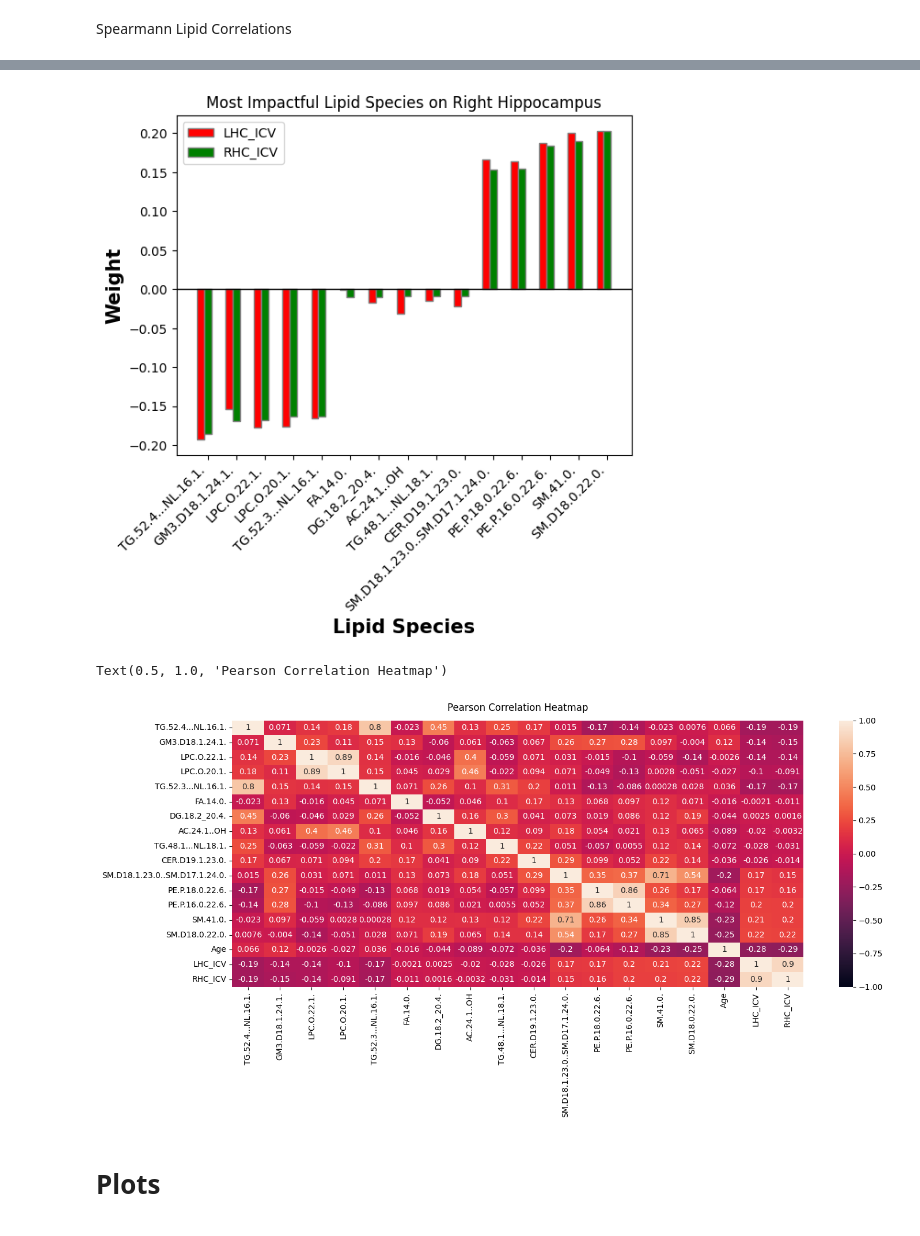
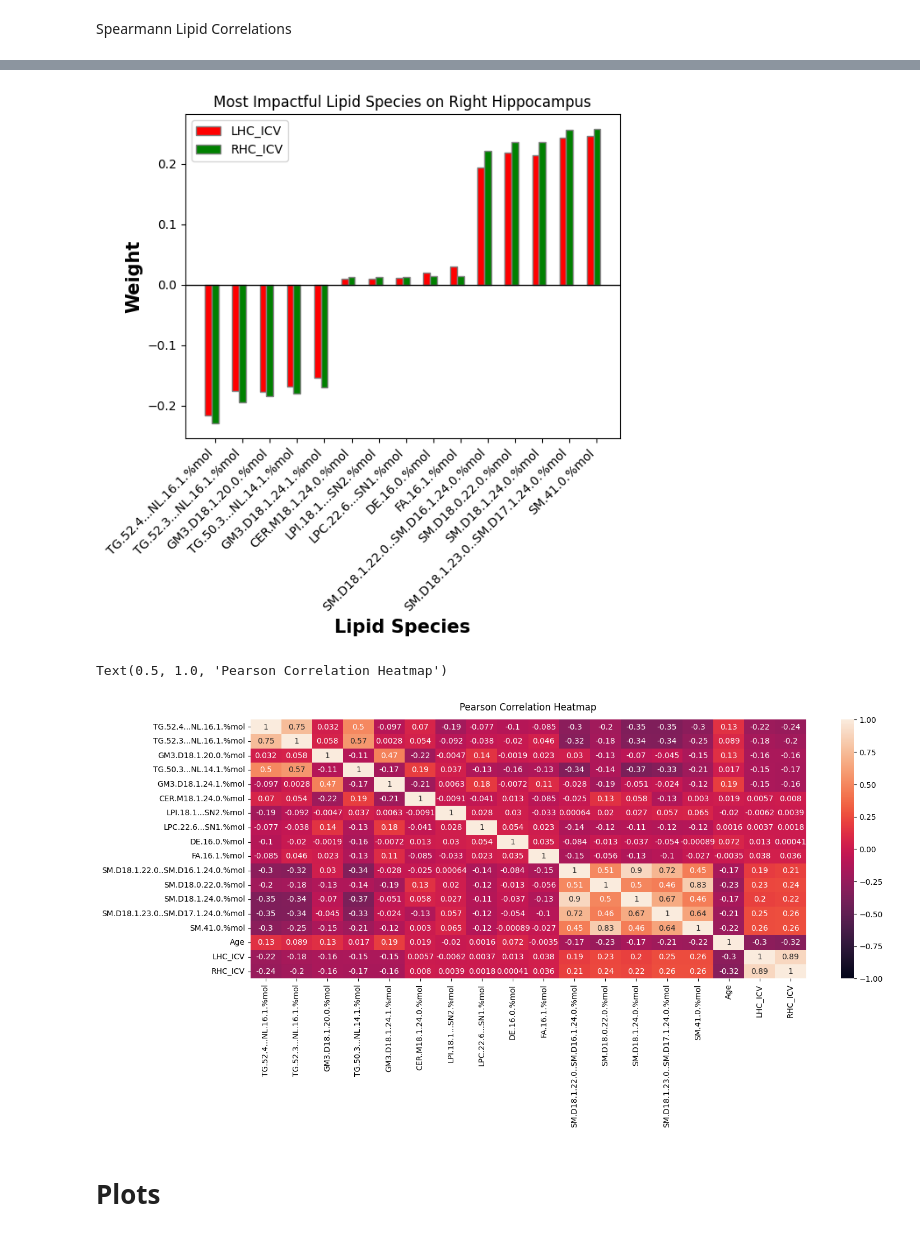
Before and after one commit to ciaranmcevoy07/Tese_Ciaran_McEvoy, a Jupyter notebook: Correlations.ipynb, the cells around one changed output, grey strips where cells are left out. Cells and saved outputs as stored; diff of their text form; code cells hidden in the pictures.

```diff
--- a/Correlations.ipynb
+++ b/Correlations.ipynb
@@ -38,14 +38,14 @@ from sklearn.pipeline import Pipeline
 from tabulate import tabulate
 from IPython.display import display, HTML
 # %%
-DATASET = 'Dataset3.0.csv'
+DATASET = 'DatasetPro4.0.csv'
 # %% [markdown]
 Pearson Lipid Correlations
 # %%
 dataset = pd.read_csv(DATASET)
 pearson_cor = pd.DataFrame()
 dataset['Sex'] = dataset['Sex'].replace({'M': 1, 'F': 0})
-dataset = dataset.drop(columns=['RID','VISCODE','VISCODE2', 'Group', 'MRI_Date', 'Exam_Date'])
+dataset = dataset.drop(columns=['RID','VISCODE','VISCODE2', 'Group', 'MRI_Date', 'EXAMDATE'])
 
 #-----------------------------------------------------------------------------------------------
 styles = [
@@ -53,13 +53,13 @@ styles = [
     dict(selector="td", props=[("padding", "10px"), ("text-align", "center")]),
 ]
 #-----------------------------------------------------------------------------------------------
-columns_list = dataset.columns[48:829].tolist()
+columns_list = dataset.columns[858:1639].tolist()
 listatotal = []
 listaL = dataset['LHC_ICV']
 listaR = dataset['RHC_ICV']
 listaAge = dataset['Age']
 
-for feature in dataset.columns[48:828 + 1]:
+for feature in dataset.columns[858:1639]:
     lista = []
     # Calculate correlations
     corrL, pL = pearsonr(dataset[feature], listaL)
@@ -70,7 +70,7 @@ for feature in dataset.columns[48:828 + 1]:
 
 
 df = pd.DataFrame(listatotal,
-                  index=pd.Index(dataset.columns[48:829].tolist()),
+                  index=pd.Index(dataset.columns[858:1639].tolist()),
                   columns=pd.MultiIndex.from_product([['LHC_ICV', 'RHC_ICV', 'Age'],['r', 'p-Value']]))
 total_rows = df.shape[0]
 middle_index = total_rows // 2
@@ -87,7 +87,7 @@ display(combined_df)
 df = pd.DataFrame()
 
 # Assign values to columns in the DataFrame
-df['Feature'] = dataset.columns[48:828 + 1]
+df['Feature'] = dataset.columns[858:1639]
 df['LHC_ICV'] = None
 df['RHC_ICV'] = None
 df['Age'] = None
@@ -119,23 +119,28 @@ pearson_cor['RHC_ICV'] = None
 pearson_cor['Age'] = None
 listaL = dataset['LHC_ICV']
 listaR = dataset['RHC_ICV']
+listaA = dataset['RHC_ICV']
 lista1 = []
 lista2 = []
 lista3 = []
+lista4 = []
 lista = []
 
-for i in dataset.columns[48:828 + 1]:
+for i in dataset.columns[858:1639]:
     lista1.append(i)
     lista = []
     lista = dataset[i]
     corrL, _ = pearsonr(lista,listaL)
     corrR, _ = pearsonr(lista,listaR)
+    corrA, _ = pearsonr(lista,listaR)
     lista2.append(corrL)
     lista3.append(corrR)
+    lista4.append(corrR)
 
 pearson_cor['Feature'] = lista1
 pearson_cor['LHC_ICV'] = lista2
 pearson_cor['RHC_ICV'] = lista3
+pearson_cor['Age'] = lista4
 pearson_cor = pearson_cor.sort_values(by='LHC_ICV')
 
 #----------------------------------------------------------------------------
@@ -240,7 +245,7 @@ Spearmann Lipid Correlations
 dataset = pd.read_csv(DATASET)
 spearman_cor = pd.DataFrame()
 dataset['Sex'] = dataset['Sex'].replace({'M': 1, 'F': 0})
-dataset = dataset.drop(columns=['RID','VISCODE','VISCODE2', 'Group', 'MRI_Date', 'Exam_Date'])
+dataset = dataset.drop(columns=['RID','VISCODE','VISCODE2', 'Group', 'MRI_Date', 'EXAMDATE'])
 spearman_cor['Feature'] = None
 spearman_cor['LHC_ICV'] = None
 spearman_cor['RHC_ICV'] = None
@@ -251,7 +256,7 @@ lista2 = []
 lista3 = []
 lista = []
 
-for i in dataset.columns[48:828 + 1]:
+for i in dataset.columns[858:1639]:
     lista1.append(i)
     lista = []
     lista = dataset[i]
@@ -322,6 +327,6 @@ heatmap.set_title('Pearson Correlation Heatmap', fontdict={'fontsize':12}, pad=1
-[figure, old version]
+[figure, new version]
 Text(0.5, 1.0, 'Pearson Correlation Heatmap')
-[figure, old version]
+[figure, new version]
 # %% [markdown]
 # Plots
 # %%
```
Also changed, not shown: parts of 3 cells of this notebook, 13 other files.
